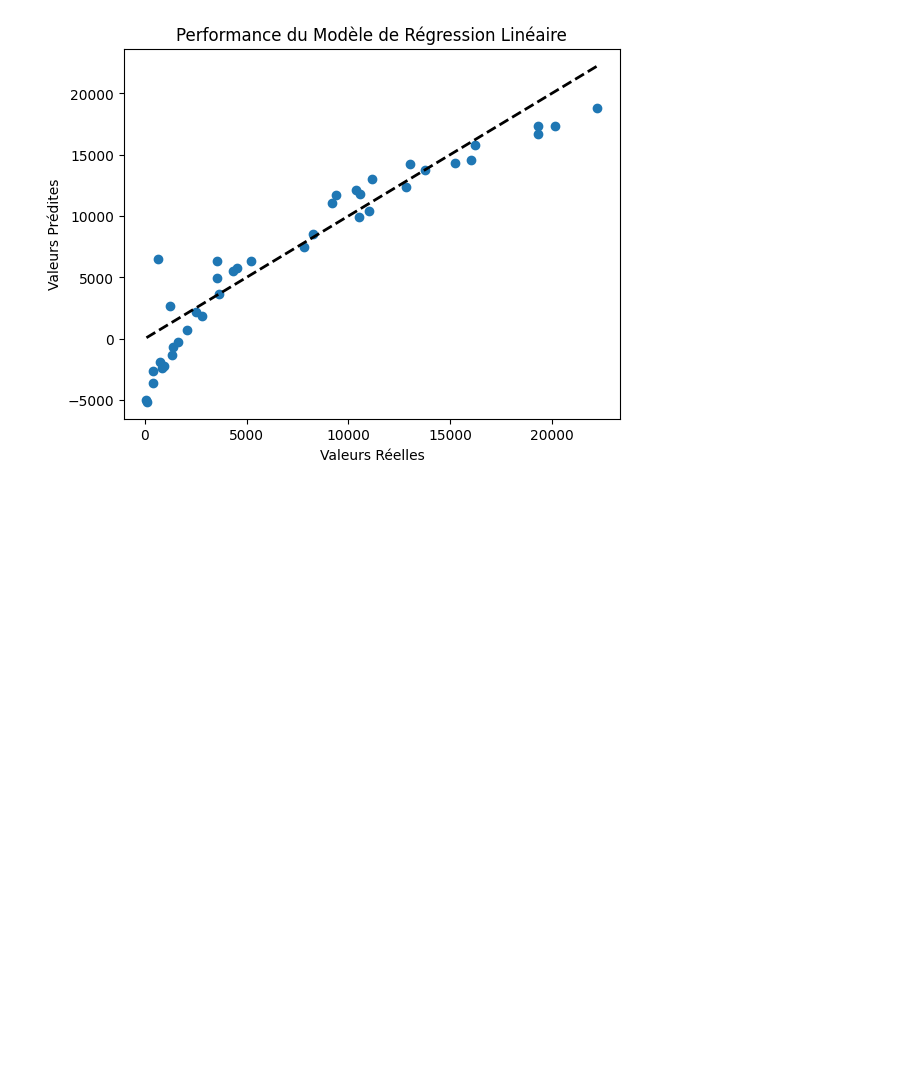
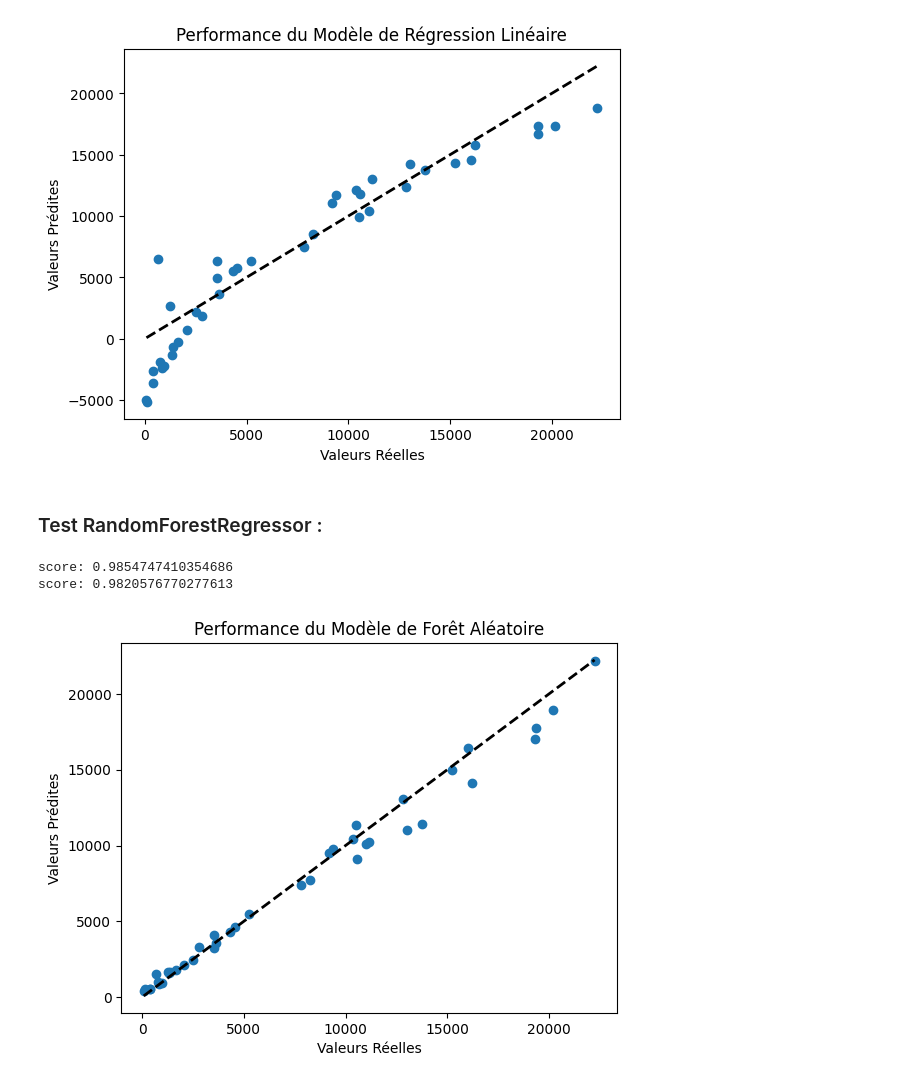
Before and after one commit to OclaZ/Pandas-Scikit-learn, a Jupyter notebook: main.ipynb, the cells around one changed output. Saved outputs shown, nothing was run; the diff lists cells and outputs as text; code cells hidden in the pictures; blank space fills up the shorter version.

```diff
--- a/main.ipynb
+++ b/main.ipynb
@@ -591,3 +595,48 @@ graph_model_performance('ventes.csv')
 score: 0.8667253532954468
 score: 0.8667253532954468
 [figure]
+# %% [markdown]
+### Test RandomForestRegressor :
+# %%
+from sklearn.model_selection import train_test_split
+from sklearn.ensemble import RandomForestRegressor
+from sklearn.preprocessing import LabelEncoder
+def decoupage_train_test(fichier):
+    df = pd.read_csv(fichier)
+    df['ChiffreAffaire'] = df['Quantité'] * df['PrixUnitaire']
+
+    for col in ['Catégorie', 'Magasin']:
+        encoder = LabelEncoder()
+        df[col] = encoder.fit_transform(df[col])
+
+    X = df[[ 'Catégorie', 'Magasin', 'Quantité', 'PrixUnitaire']]
+    y = df['ChiffreAffaire']
+    X_train, X_test, y_train, y_test = train_test_split(X, y, test_size=0.2, random_state=42)
+    return X_train, X_test, y_train, y_test
+
+def train_regression_model(fichier):
+    X_train, X_test, y_train, y_test = decoupage_train_test(fichier)
+    model = RandomForestRegressor()
+    model.fit(X_train, y_train)
+    score = model.score(X_test, y_test)
+    print (f'score: {score}')
+    return model
+
+def graph_model_performance(fichier):
+    X_train, X_test, y_train, y_test = decoupage_train_test(fichier)
+    model = train_regression_model(fichier)
+    y_pred = model.predict(X_test)
+
+    plt.scatter(y_test, y_pred)
+    plt.xlabel('Valeurs Réelles')
+    plt.ylabel('Valeurs Prédites')
+    plt.title('Performance du Modèle de Forêt Aléatoire')
+    plt.plot([y_test.min(), y_test.max()], [y_test.min(), y_test.max()], 'k--', lw=2)
+    plt.show()
+
+train_regression_model('ventes.csv')
+graph_model_performance('ventes.csv')
+# %% [output]
+score: 0.9854747410354686
+score: 0.9820576770277613
+[figure, added]
```
Also changed, not shown: parts of 2 cells of this notebook.
